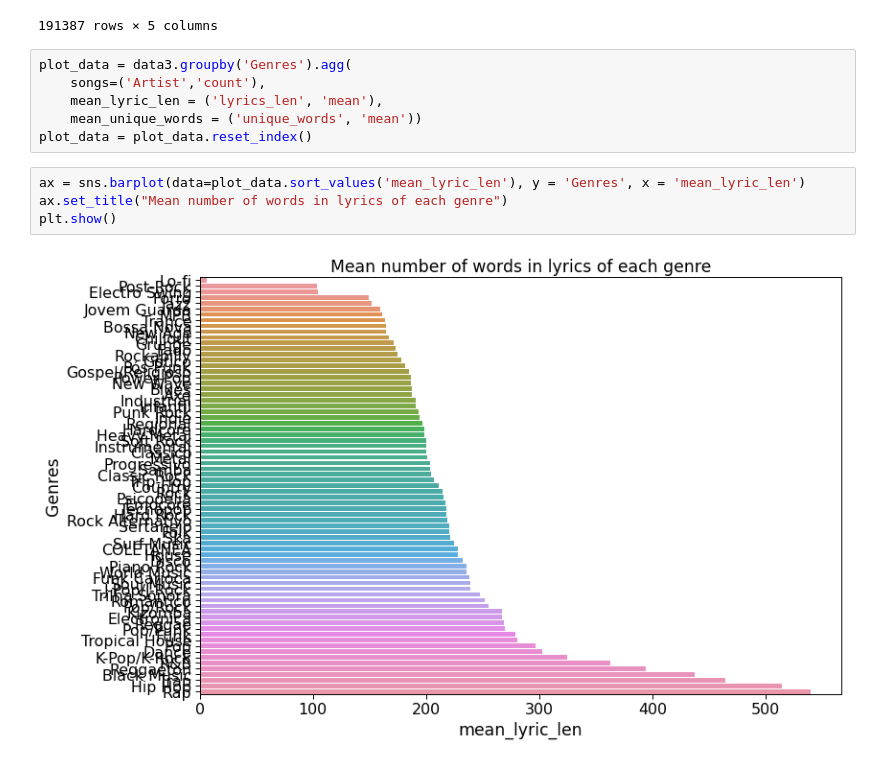
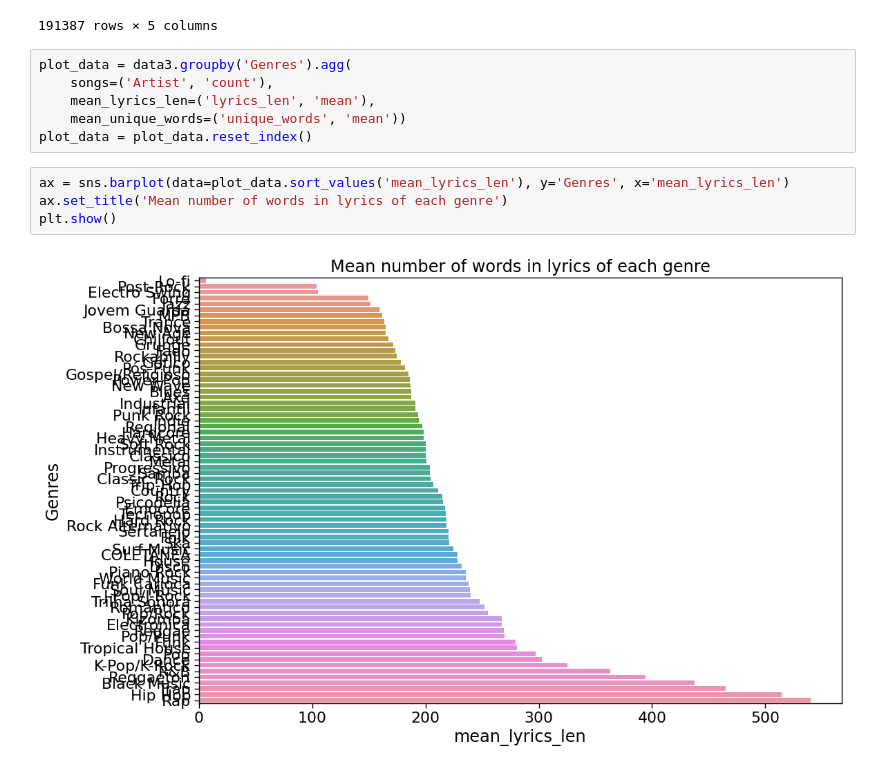
Before and after one commit to grant-TraDA/NLP-2022W, a Jupyter notebook: PROJECTS/music_genre_classification-bad/project1/code/exploratory_data_analysis.ipynb, the cells around one changed output. Cells and saved outputs as stored; diff of their text form.

```diff
--- a/PROJECTS/music_genre_classification-bad/project1/code/exploratory_data_analysis.ipynb
+++ b/PROJECTS/music_genre_classification-bad/project1/code/exploratory_data_analysis.ipynb
@@ -220,14 +218,14 @@ data3
 191387 rows × 5 columns
 # %%
 plot_data = data3.groupby('Genres').agg(
-    songs=('Artist','count'),
-    mean_lyric_len = ('lyrics_len', 'mean'),
-    mean_unique_words = ('unique_words', 'mean'))
+    songs=('Artist', 'count'),
+    mean_lyrics_len=('lyrics_len', 'mean'),
+    mean_unique_words=('unique_words', 'mean'))
 plot_data = plot_data.reset_index()
 # %%
-ax = sns.barplot(data=plot_data.sort_values('mean_lyric_len'), y = 'Genres', x = 'mean_lyric_len')
-ax.set_title("Mean number of words in lyrics of each genre")
+ax = sns.barplot(data=plot_data.sort_values('mean_lyrics_len'), y='Genres', x='mean_lyrics_len')
+ax.set_title('Mean number of words in lyrics of each genre')
 plt.show()
 # %% [output]
-[figure, old version]
+[figure, new version]
 # %%
```
Also changed, not shown: parts of 23 cells of this notebook.
